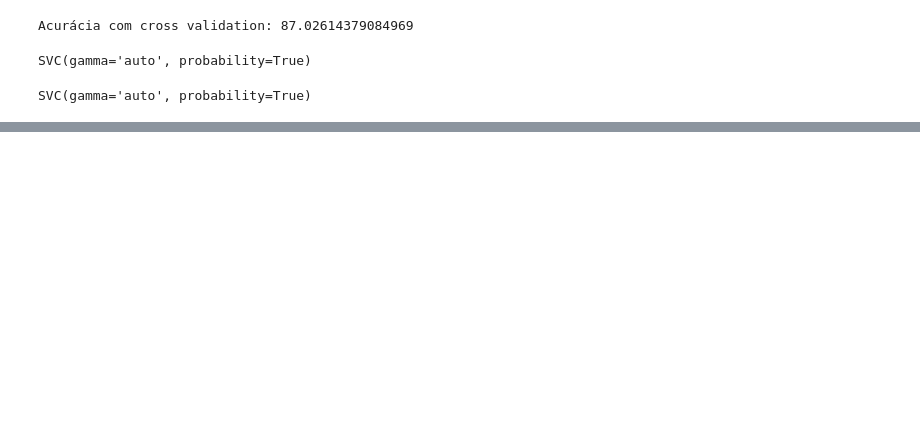
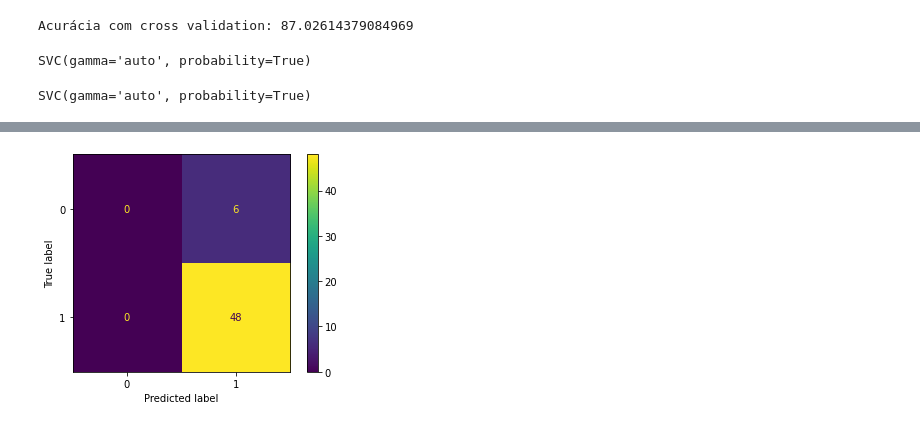
Before and after one commit to marcmec/PrognosticSepsis, a Jupyter notebook: Visualizacao_de_dados.ipynb, the cells around one changed output, grey strips where cells are left out. Saved outputs shown, nothing was run; the diff lists cells and outputs as text; code cells hidden in the pictures; blank space fills up the shorter version.

```diff
--- a/Visualizacao_de_dados.ipynb
+++ b/Visualizacao_de_dados.ipynb
@@ -133,8 +156,7 @@ scaler.fit(X_train)
 X_train = scaler.transform(X_train)
 X_test = scaler.transform(X_test)
 # %%
-clfSVM = svm.SVC(gamma='auto',     probability=True
-)
+clfSVM = svm.SVC(gamma='auto',     probability=True)
 # %%
 cv_result = cross_val_score(clfSVM, apacheAdmit, apacheAdmit['actualhospitalmortality'], cv=10, scoring="accuracy")
 
@@ -210,5 +234,8 @@ for axi, N in zip(ax, [100, 177]):
 # %%
-plot_confusion_matrix(clfSVM,X_test, y_test)
+# plot_confusion_matrix(clfSVM,X_test, y_test)
+metrics.ConfusionMatrixDisplay.from_predictions(y_test, y_predSVM)
 
 plt.show()
-print(classification_report(y_test,y_predSVM))
+# print(classification_report(y_test,y_predSVM))
+# %% [output]
+[figure, added]
```
Also changed, not shown: parts of 14 cells of this notebook.
